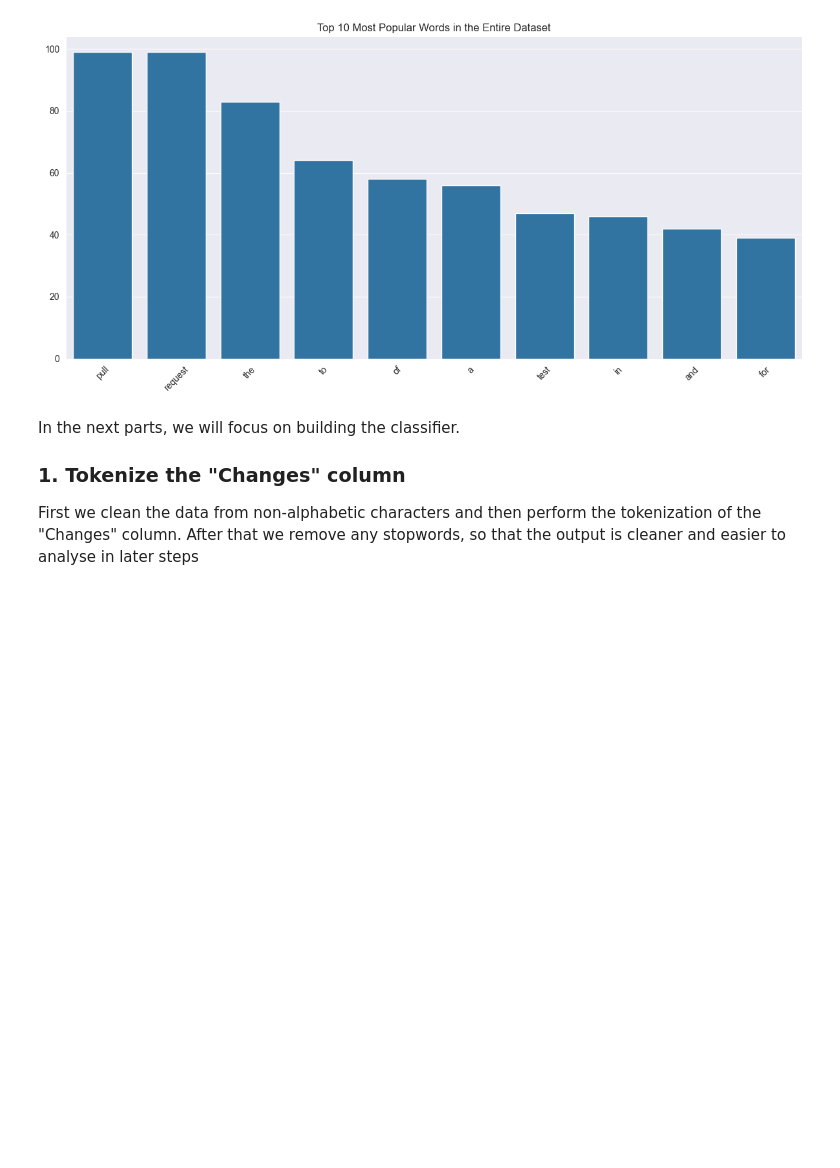
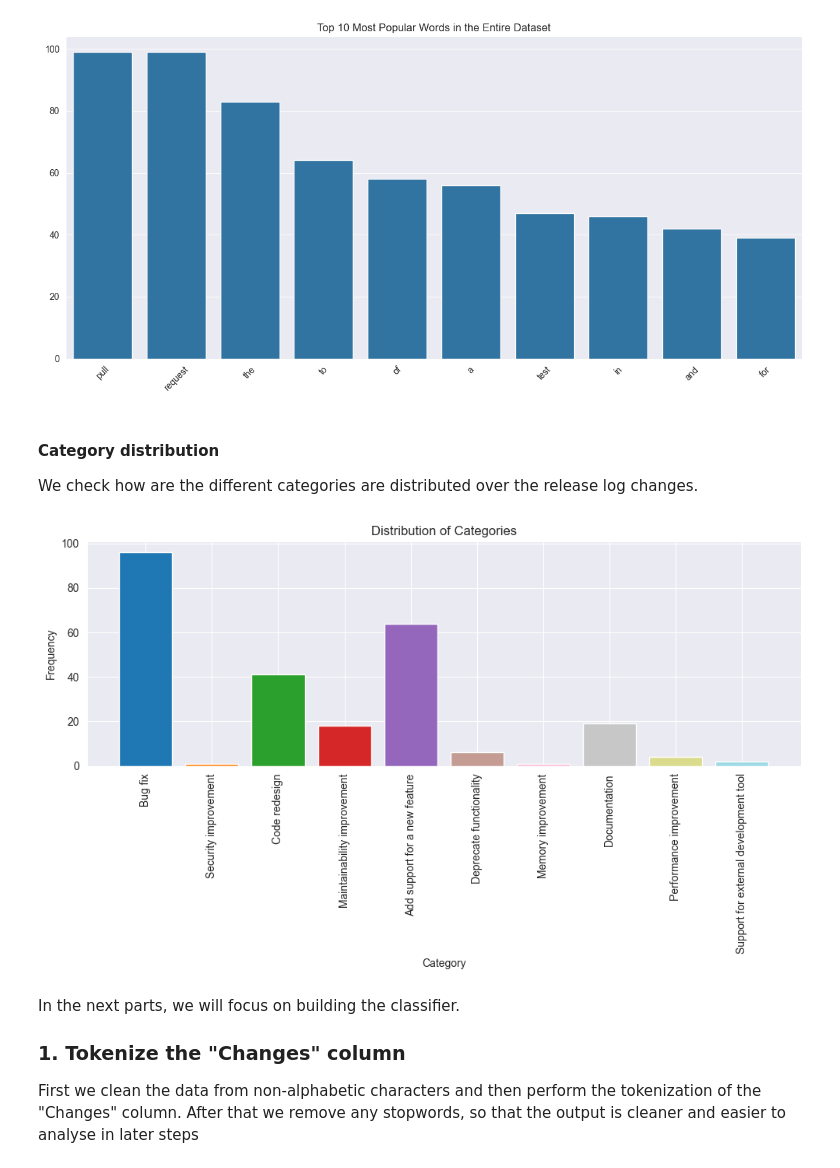
Before and after one commit to KMichaylov/Master-Thesis-Repository, a Jupyter notebook: notebooks/nlp-analysis.ipynb, the cells around one changed output. Saved outputs shown, nothing was run; the diff lists cells and outputs as text; code cells hidden in the pictures; blank space fills up the shorter version.

Commit message:
Add bar plot for the distribution of classes

```diff
--- a/notebooks/nlp-analysis.ipynb
+++ b/notebooks/nlp-analysis.ipynb
@@ -209,8 +209,30 @@ plt.show()
 plt.close()
 # %% [output]
 [figure]
+# %% [markdown]
+#### Category distribution
+We check how are the different categories are distributed over the release log changes.
 # %%
-# Distribution overall and per category
+categories = data["General Category"].dropna().astype(str)
+category_frequency = Counter(categories)
+category_names = list(category_frequency.keys())
+category_frequencies = list(category_frequency.values())
+
+colors = plt.get_cmap("tab20", len(category_names))
+
+fig, ax = plt.subplots(figsize=(10, 6))
+bars = ax.bar(x=category_names, height=category_frequencies, color=colors(np.arange(len(category_names))))
+
+ax.set_title("Distribution of Categories")
+ax.set_xlabel("Category")
+ax.set_ylabel("Frequency")
+
+plt.xticks(rotation=90)
+plt.tight_layout()
+
+plt.show()
+# %% [output]
+[figure, added]
 # %% [markdown]
 In the next parts, we will focus on building the classifier.
 ### 1. Tokenize the "Changes" column
```
